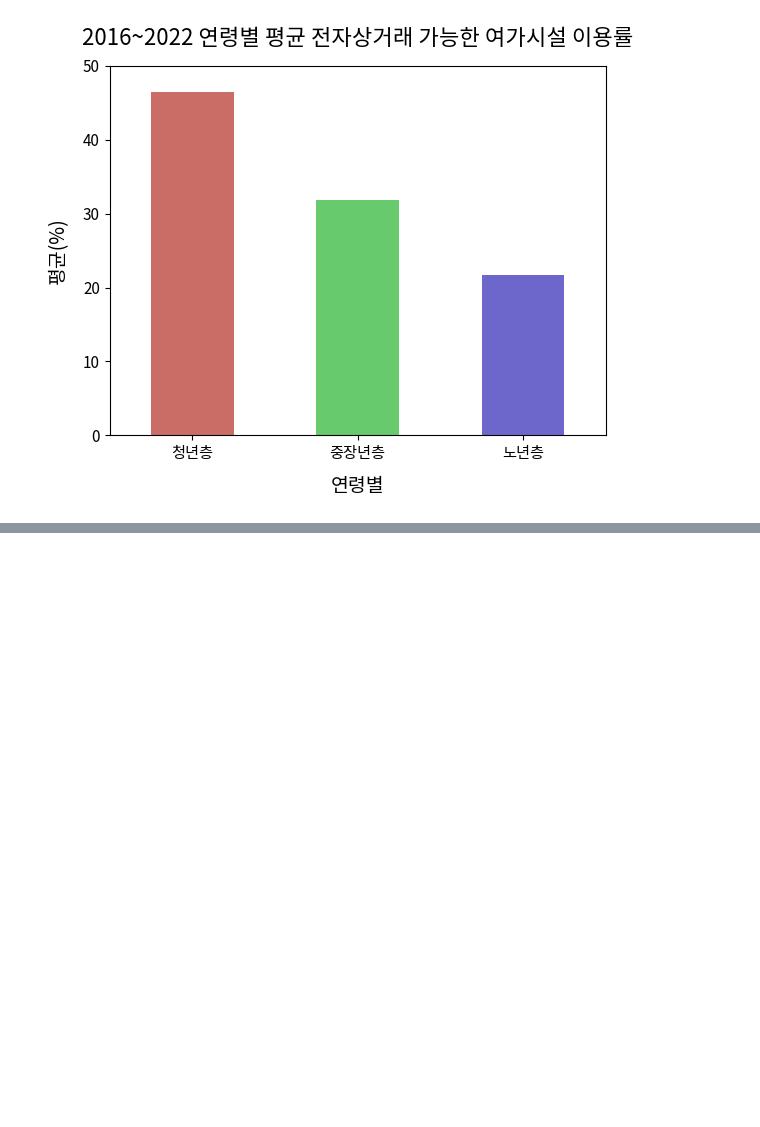
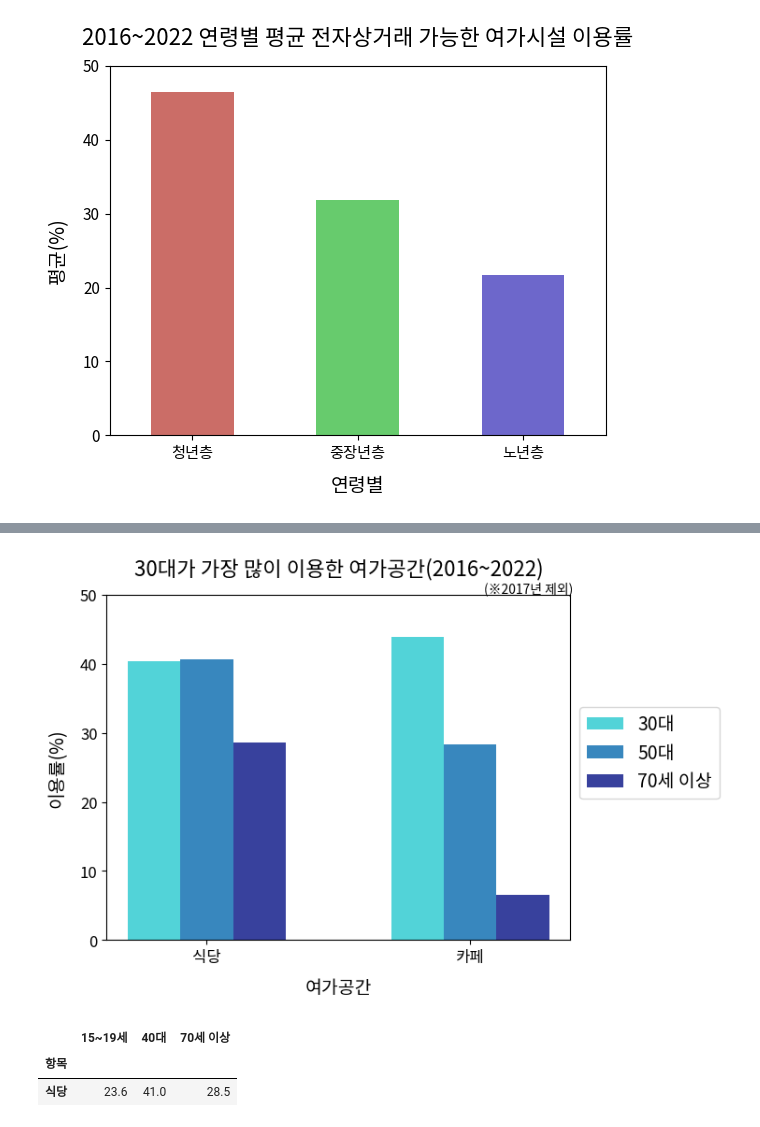
Before and after one commit to youngju612/Data-Analysis, a Jupyter notebook: Creative_Convergence_Competition_2023/Python/leisure_space_age.ipynb, the cells around one changed output, grey strips where cells are left out. Drawn from its saved outputs; the diff is of its cells as text; code cells hidden in the pictures; blank space fills up the shorter version.

```diff
--- a/Creative_Convergence_Competition_2023/Python/leisure_space_age.ipynb
+++ b/Creative_Convergence_Competition_2023/Python/leisure_space_age.ipynb
@@ -492,0 +599,33 @@ plt.show()
+# %%
+w = 0.2
+nrow = age_30_50_70.shape[0]
+idx = np.arange(nrow)
+
+plt.title('30대가 가장 많이 이용한 여가공간(2016~2022)', fontsize=16, pad=15)
+plt.text(1.39, 51.9, '(※2017년 제외)', va='top', ha='right', fontsize=10)
+
+plt.bar(idx-w, age_30_50_70['30대'], width=w, color='#52D3D8', label='30대')
+plt.bar(idx, age_30_50_70['50대'],width=w, color='#3887BE', label='50대')
+plt.bar(idx+w, age_30_50_70['70세 이상'], width=w, color='#38419D', label='70세 이상')
+
+plt.xlabel("여가공간", fontsize=14, labelpad=10)
+plt.xticks(idx, age_30_50_70.index, fontsize=12)
+
+plt.ylabel("이용률(%)", fontsize=14, labelpad=10)
+plt.ylim(0, 50)
+plt.yticks(fontsize=12)
+
+plt.legend(bbox_to_anchor=(1, 0.7), fontsize=14)
+
+plt.show()
+# %% [output]
+[figure, added]
+# %%
+#40대가 가장 많이 이용하는 여가공간
+age_40 = df_age.loc[df_age.groupby(['시점'])['40대'].idxmax()].reset_index(drop=True)
+age_40_19_70 = age_40.groupby(['항목'])[['15~19세','40대','70세 이상']].mean().sort_values(by='40대', ascending=True).round(1)
+age_40_19_70
+# %% [output]
+|  | 15~19세 | 40대 | 70세 이상 |
+| 항목 |  |  |  |
+| 식당 | 23.6 | 41.0 | 28.5 |
```
Also changed, not shown: parts of 11 cells of this notebook.
